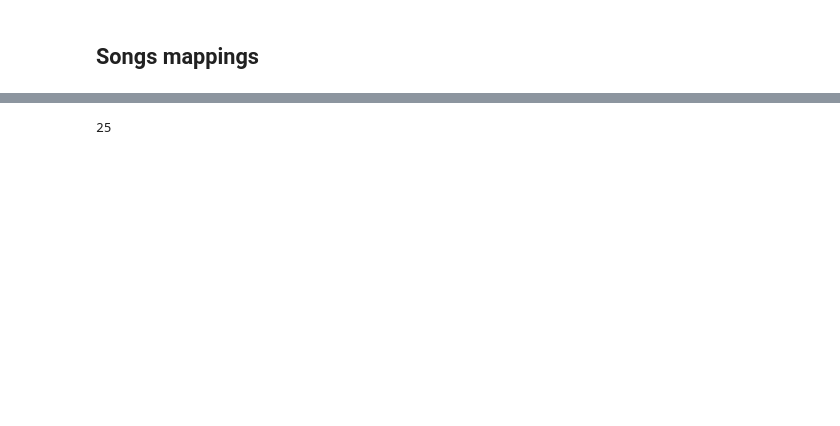
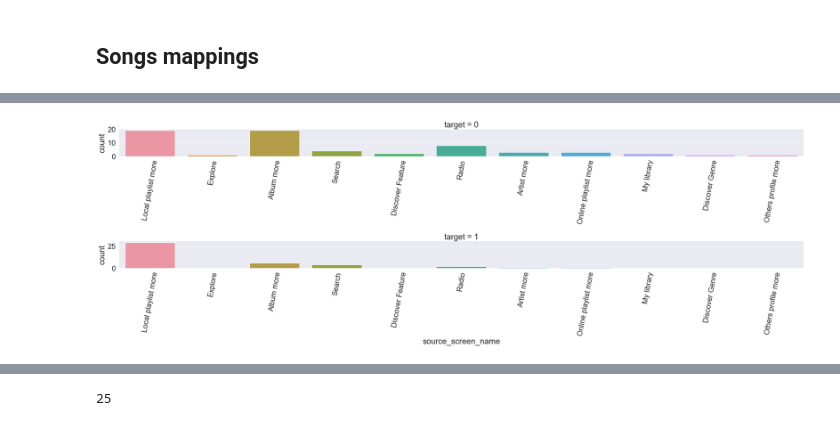
Before and after one commit to IooHooI/RECOMMENDATION_SYSTEMS_2, a Jupyter notebook: notebooks/EDA.ipynb, the cells around one changed output, grey strips where cells are left out. Cells and saved outputs as stored; diff of their text form; code cells hidden in the pictures; blank space fills up the shorter version.

```diff
--- a/notebooks/EDA.ipynb
+++ b/notebooks/EDA.ipynb
@@ -548,0 +636,17 @@ len(train[train.song_id.isin(set(train.song_id) - set(songs.song_id))])
+# %%
+sns.set(font_scale=15)
+g = sns.catplot(
+    x='source_system_tab',
+    col='target',
+    kind='count',
+    col_wrap=1,
+    data=train[train.song_id.isin(train_songs_without_meta)],
+    height=40,
+    aspect=6,
+    sharex=False,
+    sharey=False
+)
+for ax in g.axes:
+    ax.set_xticklabels(ax.get_xticklabels(), rotation=80)
+plt.tight_layout()
+plt.show()
@@ -548,0 +655,18 @@ len(train[train.song_id.isin(set(train.song_id) - set(songs.song_id))])
+# %%
+sns.set(font_scale=2)
+g = sns.catplot(
+    x='source_screen_name',
+    col='target',
+    kind='count',
+    col_wrap=1,
+    data=train[train.song_id.isin(train_songs_without_meta)],
+    aspect=6,
+    sharex=False,
+    sharey=False
+)
+for ax in g.axes:
+    ax.set_xticklabels(ax.get_xticklabels(), rotation=80)
+plt.tight_layout()
+plt.show()
+# %% [output]
+[figure, added]
```
Also changed, not shown: parts of 25 cells of this notebook.
